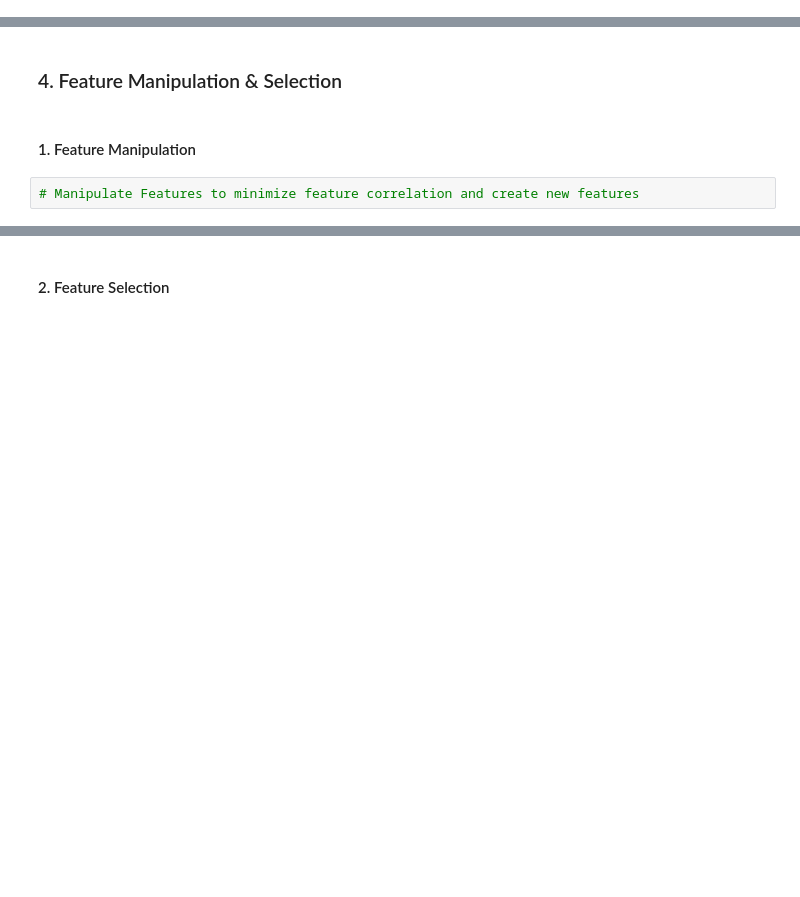
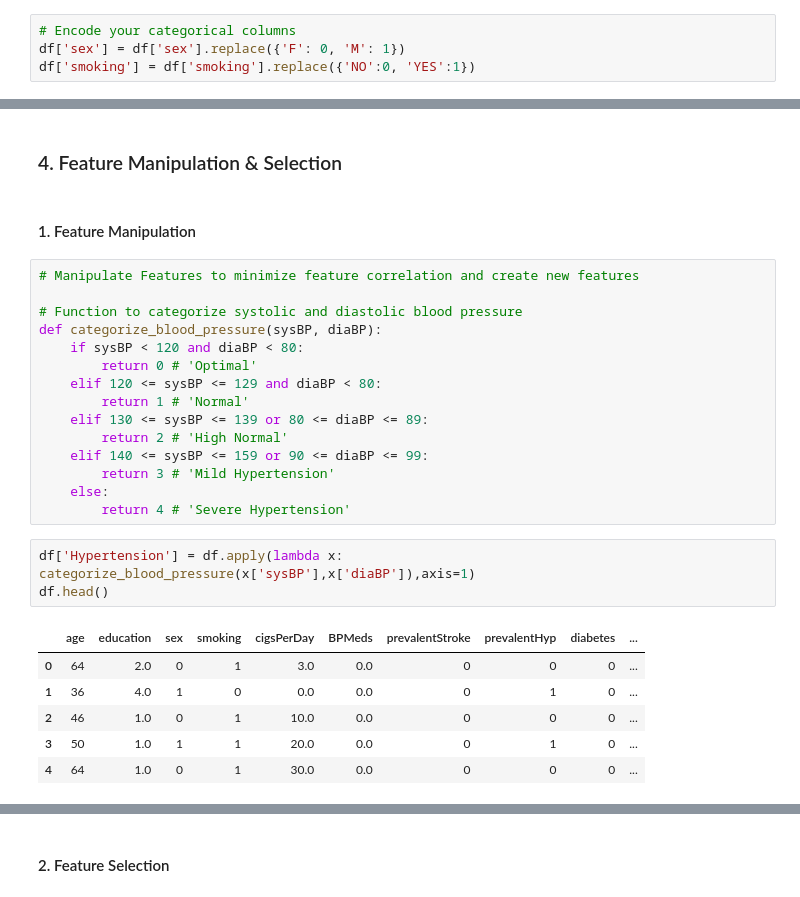
Before and after one commit to HKishanPatel/Cardiovascular-Risk-Prediction, a Jupyter notebook: Cardiovascular_Risk_Prediction.ipynb, the cells around one changed output, grey strips where cells are left out. Saved outputs shown, nothing was run; the diff lists cells and outputs as text; blank space fills up the shorter version.

```diff
--- a/Cardiovascular_Risk_Prediction.ipynb
+++ b/Cardiovascular_Risk_Prediction.ipynb
@@ -923,2 +990,6 @@ Answer Here.
+# %%
+# Encode your categorical columns
+df['sex'] = df['sex'].replace({'F': 0, 'M': 1})
+df['smoking'] = df['smoking'].replace({'NO':0, 'YES':1})
 # %% [markdown]
 #### What all categorical encoding techniques have you used & why did you use those techniques?
@@ -981,5 +999,28 @@ Answer Here.
 ### 4. Feature Manipulation & Selection
 # %% [markdown]
 #### 1. Feature Manipulation
-# %%
-# Manipulate Features to minimize feature correlation and create new features
+# %%
+# Manipulate Features to minimize feature correlation and create new features
+
+# Function to categorize systolic and diastolic blood pressure
+def categorize_blood_pressure(sysBP, diaBP):
+    if sysBP < 120 and diaBP < 80:
+        return 0 # 'Optimal'
+    elif 120 <= sysBP <= 129 and diaBP < 80:
+        return 1 # 'Normal'
+    elif 130 <= sysBP <= 139 or 80 <= diaBP <= 89:
+        return 2 # 'High Normal'
+    elif 140 <= sysBP <= 159 or 90 <= diaBP <= 99:
+        return 3 # 'Mild Hypertension'
+    else:
+        return 4 # 'Severe Hypertension'
+# %%
+df['Hypertension'] = df.apply(lambda x: categorize_blood_pressure(x['sysBP'],x['diaBP']),axis=1)
+df.head()
+# %% [output]
+|  | age | education | sex | smoking | cigsPerDay | BPMeds | prevalentStroke | prevalentHyp | diabetes | ... |
+| 0 | 64 | 2.0 | 0 | 1 | 3.0 | 0.0 | 0 | 0 | 0 | ... |
+| 1 | 36 | 4.0 | 1 | 0 | 0.0 | 0.0 | 0 | 1 | 0 | ... |
+| 2 | 46 | 1.0 | 0 | 1 | 10.0 | 0.0 | 0 | 0 | 0 | ... |
+| 3 | 50 | 1.0 | 1 | 1 | 20.0 | 0.0 | 0 | 1 | 0 | ... |
+| 4 | 64 | 1.0 | 0 | 1 | 30.0 | 0.0 | 0 | 0 | 0 | ... |
```
Also changed, not shown: parts of 67 cells of this notebook.
